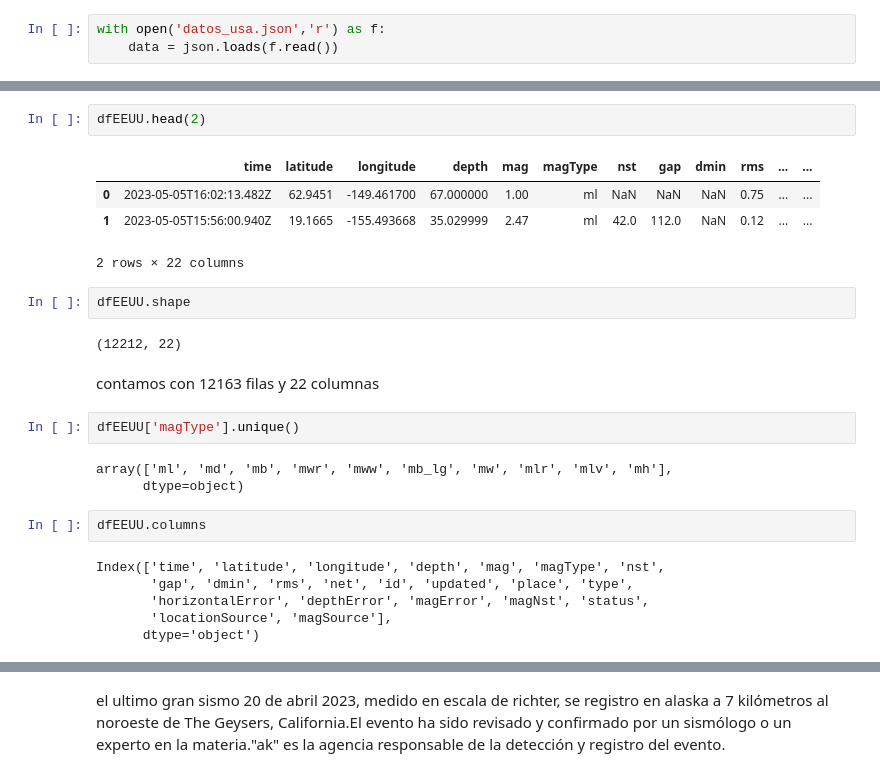
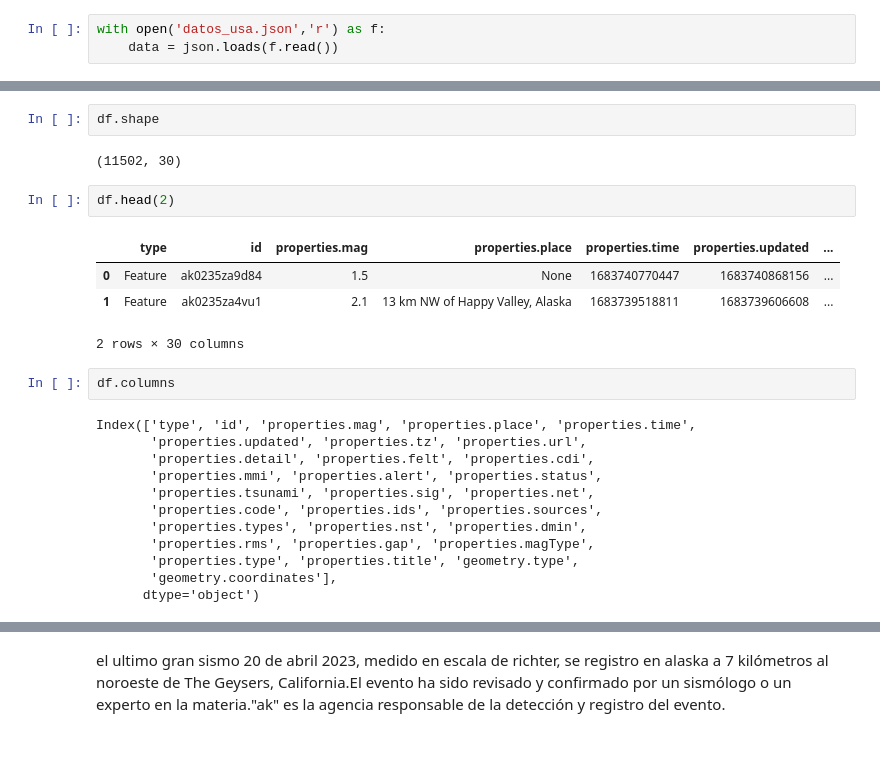
Before and after one commit to Mezgo/Quake-Alert, a Jupyter notebook: etl/etl_2.ipynb, the cells around one changed output, grey strips where cells are left out. Cells and saved outputs as stored; diff of their text form; blank space fills up the shorter version.

```diff
--- a/etl/etl_2.ipynb
+++ b/etl/etl_2.ipynb
@@ -291,28 +290,27 @@ Data columns (total 30 columns):
 dtypes: float64(8), int64(4), object(18)
 memory usage: 2.6+ MB
+# %%
+df.shape
+# %% [output]
+(11502, 30)
 # %%
-dfEEUU.head(2)
+df.head(2)
 # %% [output]
-|  | time | latitude | longitude | depth | mag | magType | nst | gap | dmin | rms | ... | ... |
-| 0 | 2023-05-05T16:02:13.482Z | 62.9451 | -149.461700 | 67.000000 | 1.00 | ml | NaN | NaN | NaN | 0.75 | ... | ... |
-| 1 | 2023-05-05T15:56:00.940Z | 19.1665 | -155.493668 | 35.029999 | 2.47 | ml | 42.0 | 112.0 | NaN | 0.12 | ... | ... |
+|  | type | id | properties.mag | properties.place | properties.time | properties.updated | ... |
+| 0 | Feature | ak0235za9d84 | 1.5 | None | 1683740770447 | 1683740868156 | ... |
+| 1 | Feature | ak0235za4vu1 | 2.1 | 13 km NW of Happy Valley, Alaska | 1683739518811 | 1683739606608 | ... |
-2 rows × 22 columns
+2 rows × 30 columns
-# %%
-dfEEUU.shape
-# %% [output]
-(12212, 22)
-# %% [markdown]
-contamos con 12163 filas y 22 columnas
-# %%
-dfEEUU['magType'].unique()
-# %% [output]
-array(['ml', 'md', 'mb', 'mwr', 'mww', 'mb_lg', 'mw', 'mlr', 'mlv', 'mh'],
-      dtype=object)
 # %%
-dfEEUU.columns
+df.columns
 # %% [output]
-Index(['time', 'latitude', 'longitude', 'depth', 'mag', 'magType', 'nst',
-       'gap', 'dmin', 'rms', 'net', 'id', 'updated', 'place', 'type',
-       'horizontalError', 'depthError', 'magError', 'magNst', 'status',
-       'locationSource', 'magSource'],
+Index(['type', 'id', 'properties.mag', 'properties.place', 'properties.time',
+       'properties.updated', 'properties.tz', 'properties.url',
+       'properties.detail', 'properties.felt', 'properties.cdi',
+       'properties.mmi', 'properties.alert', 'properties.status',
+       'properties.tsunami', 'properties.sig', 'properties.net',
+       'properties.code', 'properties.ids', 'properties.sources',
+       'properties.types', 'properties.nst', 'properties.dmin',
+       'properties.rms', 'properties.gap', 'properties.magType',
+       'properties.type', 'properties.title', 'geometry.type',
+       'geometry.coordinates'],
       dtype='object')
```
Also changed, not shown: parts of 18 cells of this notebook.
